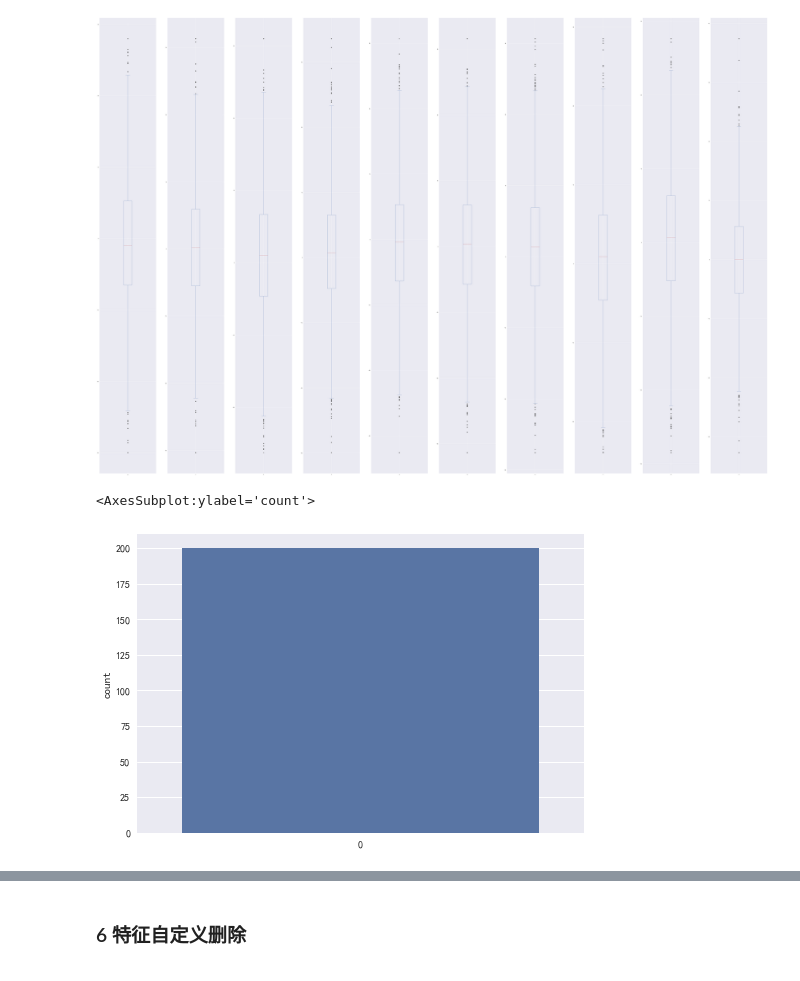
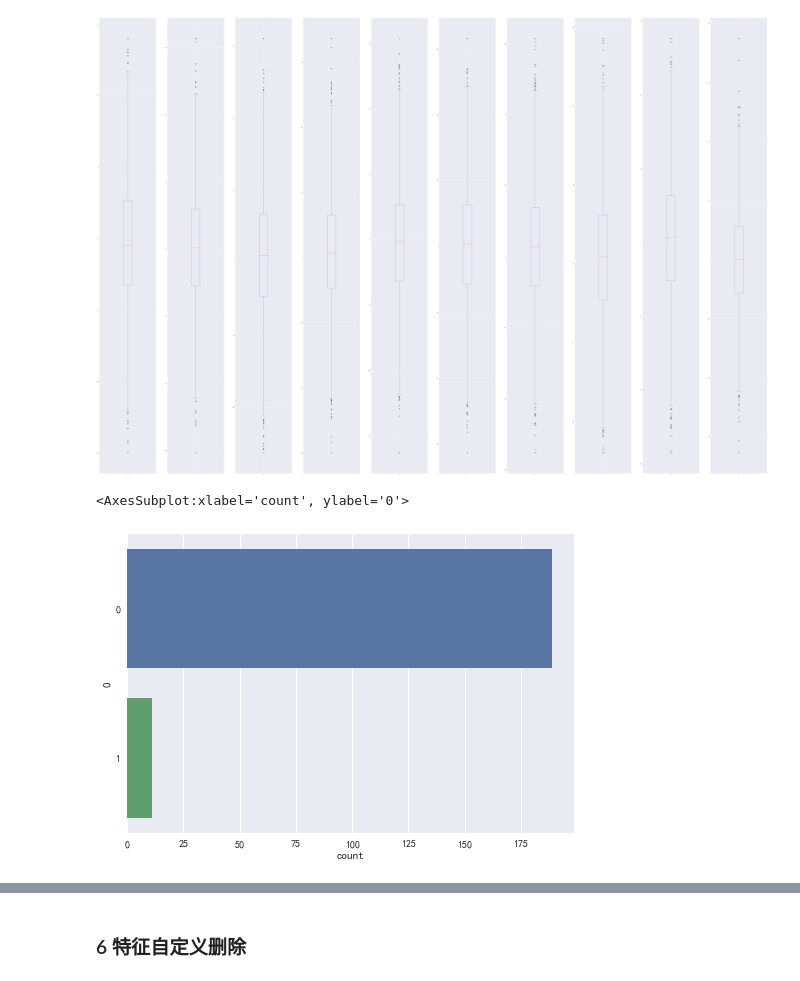
Before and after one commit to MuuYesen/causal-inference-resource, a Jupyter notebook: PCIC2022/code/v1/explore.ipynb, the cells around one changed output, grey strips where cells are left out. Saved outputs shown, nothing was run; the diff lists cells and outputs as text; code cells hidden in the pictures.

```diff
--- a/PCIC2022/code/v1/explore.ipynb
+++ b/PCIC2022/code/v1/explore.ipynb
@@ -244,9 +244,9 @@ dtype: object
 [figure]
 # %%
 # 柱状图 —— Y_a
-sns.countplot(data = Y_a)
+sns.countplot(y=0, data = Y_a)
 # %% [output]
-<AxesSubplot:ylabel='count'>
+<AxesSubplot:xlabel='count', ylabel='0'>
-[figure, old version]
+[figure, new version]
 # %%
 # 柱状图 —— Y_b
```
Also changed, not shown: parts of 1 cell of this notebook.
